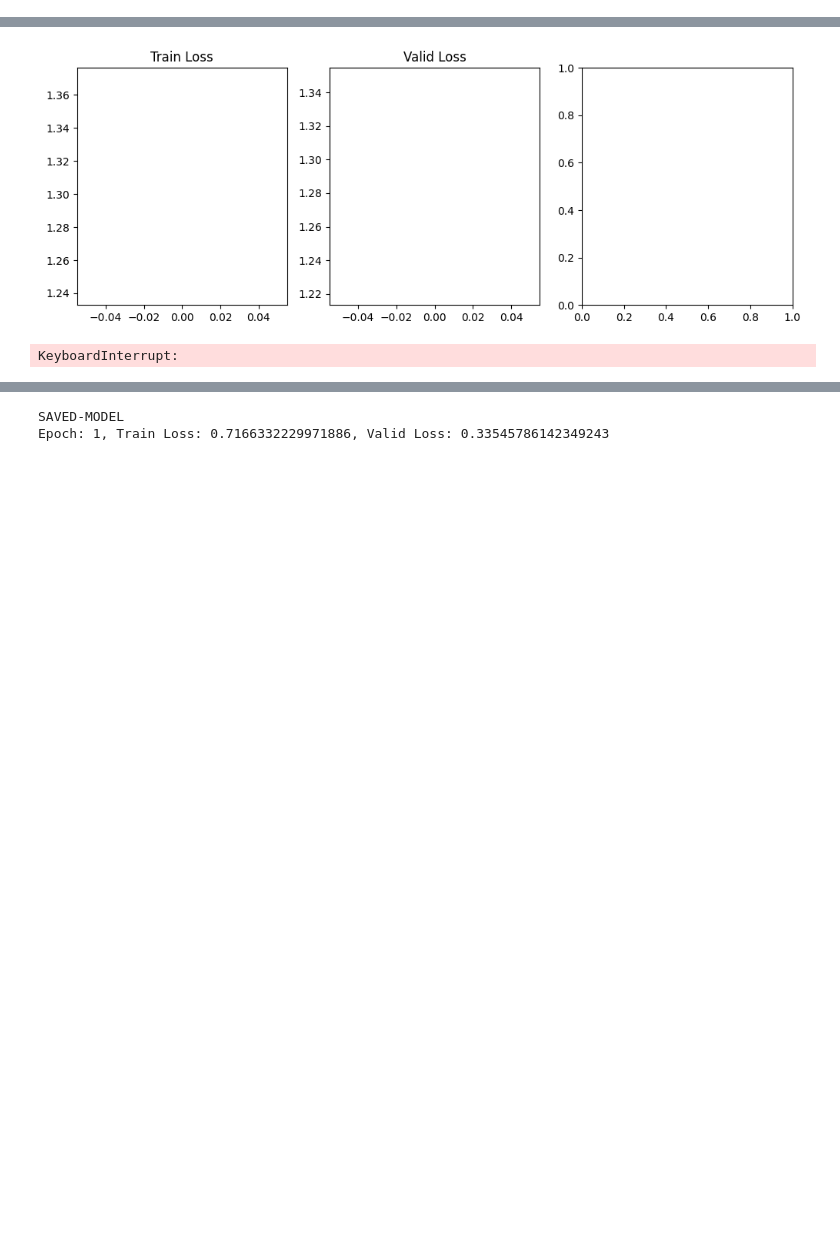
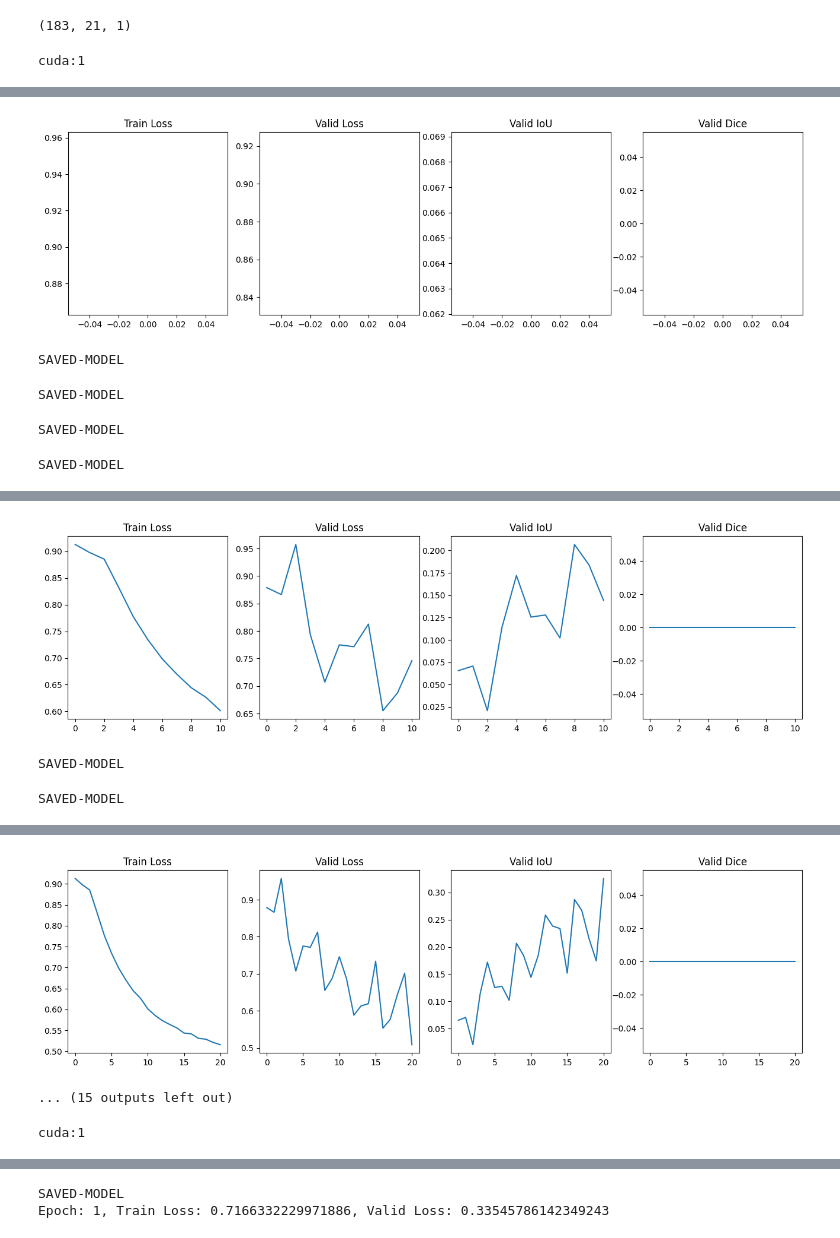
Before and after one commit to sinaziaee/image_segmentation, a Jupyter notebook: image_segmentation.ipynb, the cells around one changed output, grey strips where cells are left out. Drawn from its saved outputs; the diff is of its cells as text; code cells hidden in the pictures; blank space fills up the shorter version.

Commit message:
updated the model. It works, but the performance is not good

```diff
--- a/image_segmentation.ipynb
+++ b/image_segmentation.ipynb
@@ -10 +19,18 @@ def calculate_IoU(outputs, masks):
+# %%
+# path_dir = os.path.join(os.getcwd(), 'Human-Segmentation-Dataset-master')
+# image_dir = os.path.join(path_dir, 'Training_Images')
+# label_dir = os.path.join(path_dir, 'Ground_Truth')
+# map_dir_path = os.path.join(path_dir, 'train.csv')
+
+path_dir = os.path.join('/scratch/student/sinaziaee/datasets/2d_dataset', 'training')
+image_dir = os.path.join(path_dir, 'images')
+label_dir = os.path.join(path_dir, 'labels')
+transform = mypreprocess.create_transformer(img_size=512)
+batch_size = 74
+train_loader, valid_loader, test_loader = mypreprocess.create_data_loaders(path_dir=path_dir, image_dir=image_dir,
+                                            label_dir=label_dir, data_transformer=transform, batch_size=batch_size, split_size=[0.9, 0.1])
+# %%
+len(train_loader), len(valid_loader), len(test_loader)
+# %% [output]
+(183, 21, 1)
 # %%
@@ -134,21 +145,29 @@ def train_loop(n_epochs, model, optimizer, train_loader, valid_loader, device,
+# %%
+is_parallel = False
+# Parallel training
+model = unet.UNet(num_classes=1, input_channels=1)
+# model = smp.Unet(classes=1, in_channels=1)
+# model.load_state_dict(torch.load('results/best_model.pt'))
+device = torch.device('cuda:1')
+device_0 = torch.device('cuda:0')
+device_1 = torch.device('cuda:1')
+if is_parallel is True:
+    model.to(device_0)
+    model.to(device_1)
+    model = nn.DataParallel(model, device_ids=[0, 1])
+else:
+    model.to(device)
+print(device)
+# %% [output]
+cuda:1
 # %%
-# Parallel training
-model = unet.UNet(num_classes=1, input_channels=1)
-device_0 = torch.device('cuda:0' if torch.cuda.is_available() else 'cpu')
-device_1 = torch.device('cuda:1' if torch.cuda.is_available() else 'cpu')
-model.to(device_0)
-model.to(device_1)
-model = nn.DataParallel(model, device_ids=[0, 1])
-
 criterion1 = DiceLoss(mode="binary")
 criterion2 = nn.BCEWithLogitsLoss()
-device = torch.device('cuda:1' if torch.cuda.is_available() else 'cpu')
 learning_rate = 0.001
 optimizer = torch.optim.Adam(model.parameters(), lr=learning_rate)
-n_epochs = 500
+n_epochs = 71
 
-is_parallel = True
-train_loop(n_epochs, model, optimizer, train_loader, valid_loader, device, criterion1, criterion2,
+train_loop(n_epochs, model, optimizer, train_loader, valid_loader, device, criterion1, None,
                         is_parallel=is_parallel, device_0=device_0, device_1=device_1)
 # %% [output]
 SAVED-MODEL
@@ -156,2 +175,5 @@ Epoch: 1, Train Loss: 1.3045981675386429, Valid Loss: 1.283963680267334
-[figure, old version]
+[figure, new version]
-KeyboardInterrupt:
+SAVED-MODEL
+SAVED-MODEL
+SAVED-MODEL
+SAVED-MODEL
@@ -157,0 +181,3 @@ KeyboardInterrupt:
+[figure, added]
+SAVED-MODEL
+SAVED-MODEL
@@ -157,0 +186,2 @@ KeyboardInterrupt:
+[figure, added]
+... (15 outputs left out)
@@ -157,0 +190,17 @@ KeyboardInterrupt:
+# %%
+model = unet.UNet(num_classes=1, input_channels=1)
+# model = smp.Unet(classes=1, in_channels=1)
+model.load_state_dict(torch.load('results/best_model.pt'))
+# device = torch.device('cuda:0' if torch.cuda.is_available() else 'cpu')
+device = torch.device('cuda:1')
+device_0 = torch.device('cuda:0' if torch.cuda.is_available() else 'cpu')
+device_1 = torch.device('cuda:1' if torch.cuda.is_available() else 'cpu')
+if is_parallel is True:
+    model.to(device_0)
+    model.to(device_1)
+    model = nn.DataParallel(model, device_ids=[0, 1])
+else:
+    model.to(device)
+print(device)
+# %% [output]
+cuda:1
```
Also changed, not shown: parts of 12 cells of this notebook, 6 other files.
